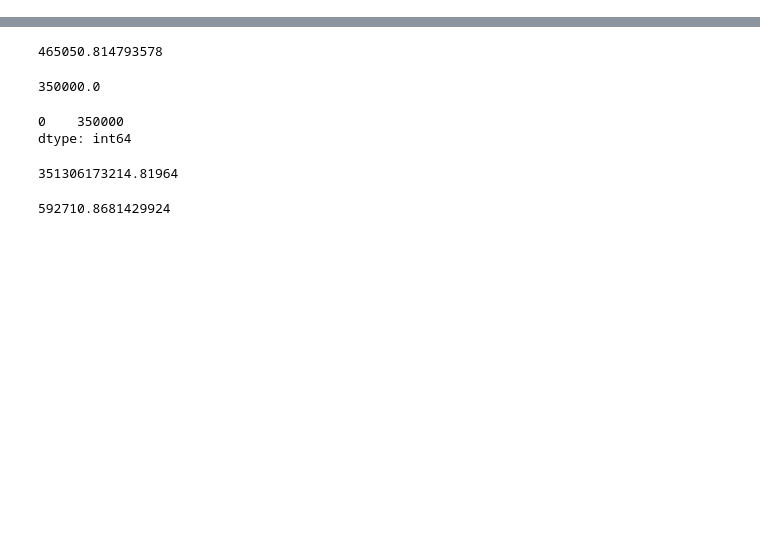
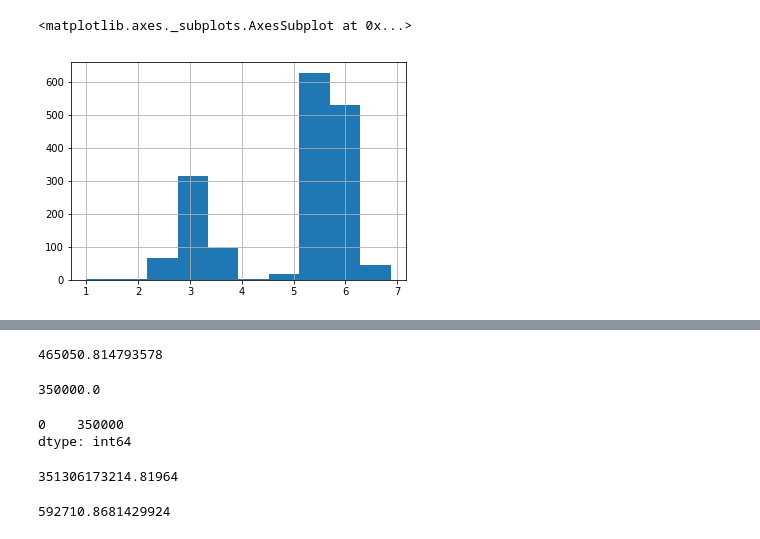
Before and after one commit to ProfLuciano/cd, a Jupyter notebook: notebooks/stats_desc.ipynb, the cells around one changed output, grey strips where cells are left out. Drawn from its saved outputs; the diff is of its cells as text; code cells hidden in the pictures; blank space fills up the shorter version.

```diff
--- a/notebooks/stats_desc.ipynb
+++ b/notebooks/stats_desc.ipynb
@@ -14,0 +27,6 @@ houses.head()
+# %%
+houses['log_price'] = houses['price'].apply(np.log10)
+houses[houses['log_price'] > 0]['log_price'].hist()
+# %% [output]
+<matplotlib.axes._subplots.AxesSubplot at 0x...>
+[figure, added]
```
Also changed, not shown: parts of 36 cells of this notebook.
